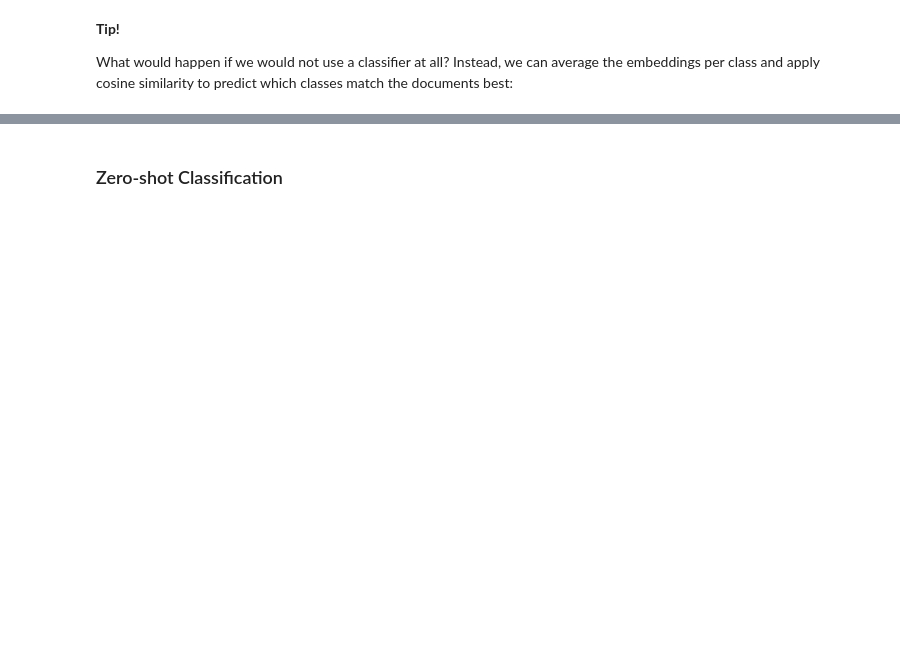
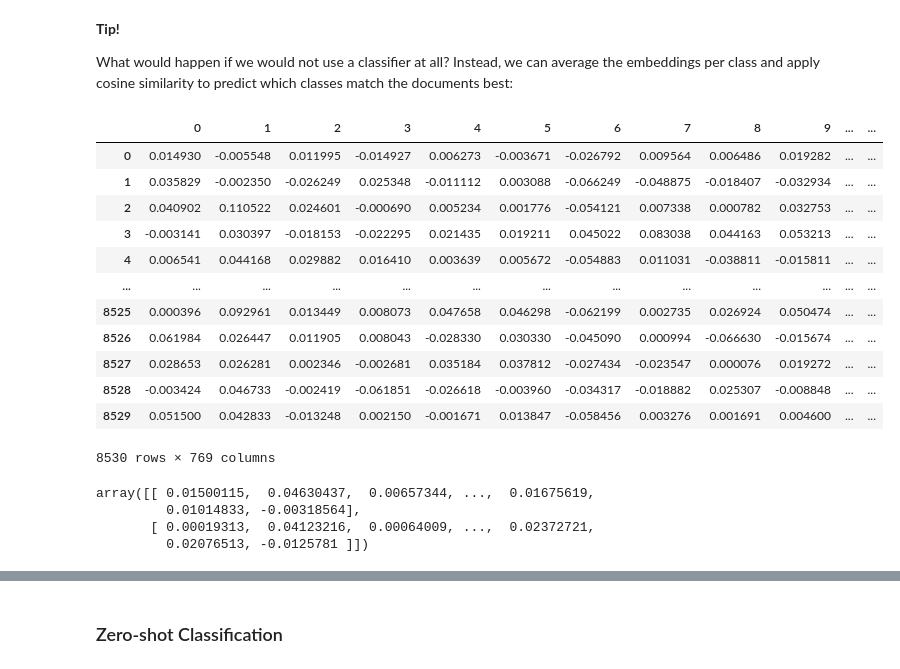
Before and after one commit to PhyrridChan/Boboshubao, a Jupyter notebook: chapter04/Chapter 4 - Text Classification.ipynb, the cells around one changed output, grey strips where cells are left out. Cells and saved outputs as stored; diff of their text form; code cells hidden in the pictures; blank space fills up the shorter version.

```diff
--- a/chapter04/Chapter 4 - Text Classification.ipynb
+++ b/chapter04/Chapter 4 - Text Classification.ipynb
@@ -161,6 +191,29 @@ evaluate_performance(data["test"]["label"], y_pred)
 **Tip!**
 
 What would happen if we would not use a classifier at all? Instead, we can average the embeddings per class and apply cosine similarity to predict which classes match the documents best:
+# %%
+df
+# %% [output]
+|  | 0 | 1 | 2 | 3 | 4 | 5 | 6 | 7 | 8 | 9 | ... | ... |
+| 0 | 0.014930 | -0.005548 | 0.011995 | -0.014927 | 0.006273 | -0.003671 | -0.026792 | 0.009564 | 0.006486 | 0.019282 | ... | ... |
+| 1 | 0.035829 | -0.002350 | -0.026249 | 0.025348 | -0.011112 | 0.003088 | -0.066249 | -0.048875 | -0.018407 | -0.032934 | ... | ... |
+| 2 | 0.040902 | 0.110522 | 0.024601 | -0.000690 | 0.005234 | 0.001776 | -0.054121 | 0.007338 | 0.000782 | 0.032753 | ... | ... |
+| 3 | -0.003141 | 0.030397 | -0.018153 | -0.022295 | 0.021435 | 0.019211 | 0.045022 | 0.083038 | 0.044163 | 0.053213 | ... | ... |
+| 4 | 0.006541 | 0.044168 | 0.029882 | 0.016410 | 0.003639 | 0.005672 | -0.054883 | 0.011031 | -0.038811 | -0.015811 | ... | ... |
+| ... | ... | ... | ... | ... | ... | ... | ... | ... | ... | ... | ... | ... |
+| 8525 | 0.000396 | 0.092961 | 0.013449 | 0.008073 | 0.047658 | 0.046298 | -0.062199 | 0.002735 | 0.026924 | 0.050474 | ... | ... |
+| 8526 | 0.061984 | 0.026447 | 0.011905 | 0.008043 | -0.028330 | 0.030330 | -0.045090 | 0.000994 | -0.066630 | -0.015674 | ... | ... |
+| 8527 | 0.028653 | 0.026281 | 0.002346 | -0.002681 | 0.035184 | 0.037812 | -0.027434 | -0.023547 | 0.000076 | 0.019272 | ... | ... |
+| 8528 | -0.003424 | 0.046733 | -0.002419 | -0.061851 | -0.026618 | -0.003960 | -0.034317 | -0.018882 | 0.025307 | -0.008848 | ... | ... |
+| 8529 | 0.051500 | 0.042833 | -0.013248 | 0.002150 | -0.001671 | 0.013847 | -0.058456 | 0.003276 | 0.001691 | 0.004600 | ... | ... |
+8530 rows × 769 columns
+# %%
+averaged_target_embeddings
+# %% [output]
+array([[ 0.01500115,  0.04630437,  0.00657344, ...,  0.01675619,
+         0.01014833, -0.00318564],
+       [ 0.00019313,  0.04123216,  0.00064009, ...,  0.02372721,
+         0.02076513, -0.0125781 ]])
 # %%
 import numpy as np
 import pandas as pd
```
Also changed, not shown: parts of 22 cells of this notebook.
